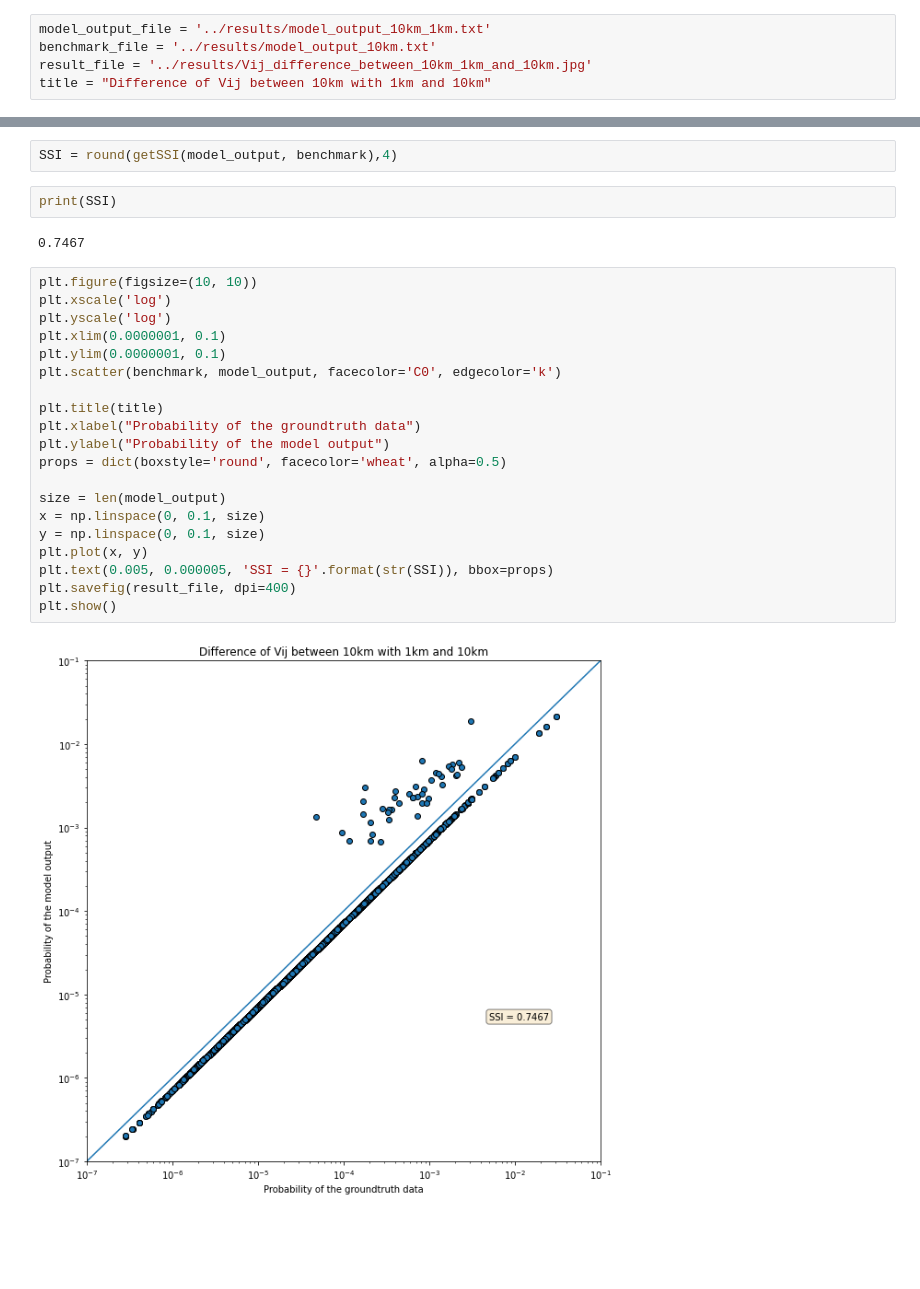
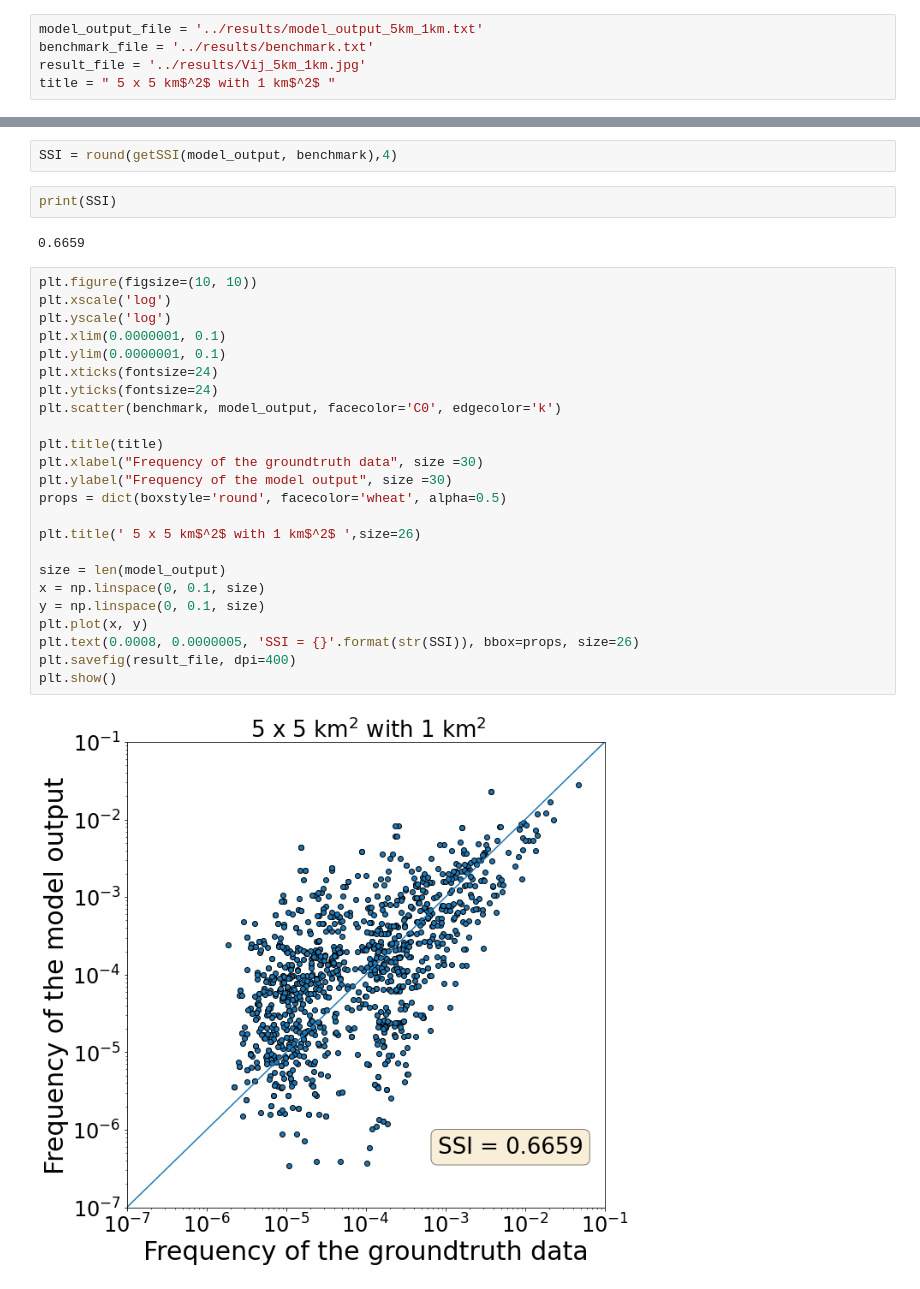
Before and after one commit to HaoCong1221/FlowsGeneration, a Jupyter notebook: src/plot&SSI.ipynb, the cells around one changed output, grey strips where cells are left out. Drawn from its saved outputs; the diff is of its cells as text; blank space fills up the shorter version.

```diff
--- a/src/plot&SSI.ipynb
+++ b/src/plot&SSI.ipynb
@@ -2,10 +2,10 @@
 import numpy as np
 import matplotlib.pyplot as plt
 # %%
-model_output_file = '../results/model_output_10km_1km.txt'
-benchmark_file = '../results/model_output_10km.txt'
-result_file = '../results/Vij_difference_between_10km_1km_and_10km.jpg'
-title = "Difference of Vij between 10km with 1km and 10km"
+model_output_file = '../results/model_output_5km_1km.txt'
+benchmark_file = '../results/benchmark.txt'
+result_file = '../results/Vij_5km_1km.jpg'
+title = " 5 x 5 km$^2$ with 1 km$^2$ "
 # %%
 model_output = np.loadtxt(model_output_file)
 benchmark = np.loadtxt(benchmark_file)
@@ -47,26 +47,30 @@ SSI = round(getSSI(model_output, benchmark),4)
 # %%
 print(SSI)
 # %% [output]
-0.7467
+0.6659
 # %%
 plt.figure(figsize=(10, 10))
 plt.xscale('log')
 plt.yscale('log')
 plt.xlim(0.0000001, 0.1)
 plt.ylim(0.0000001, 0.1)
+plt.xticks(fontsize=24)
+plt.yticks(fontsize=24)
 plt.scatter(benchmark, model_output, facecolor='C0', edgecolor='k')
 
 plt.title(title)
-plt.xlabel("Probability of the groundtruth data")
-plt.ylabel("Probability of the model output")
+plt.xlabel("Frequency of the groundtruth data", size =30)
+plt.ylabel("Frequency of the model output", size =30)
 props = dict(boxstyle='round', facecolor='wheat', alpha=0.5)
+
+plt.title(' 5 x 5 km$^2$ with 1 km$^2$ ',size=26)
 
 size = len(model_output)
 x = np.linspace(0, 0.1, size)
 y = np.linspace(0, 0.1, size)
 plt.plot(x, y)
-plt.text(0.005, 0.000005, 'SSI = {}'.format(str(SSI)), bbox=props)
+plt.text(0.0008, 0.0000005, 'SSI = {}'.format(str(SSI)), bbox=props, size=26)
 plt.savefig(result_file, dpi=400)
 plt.show()
 # %% [output]
-[figure, old version]
+[figure, new version]
```
Also changed, not shown: 3 other files.
